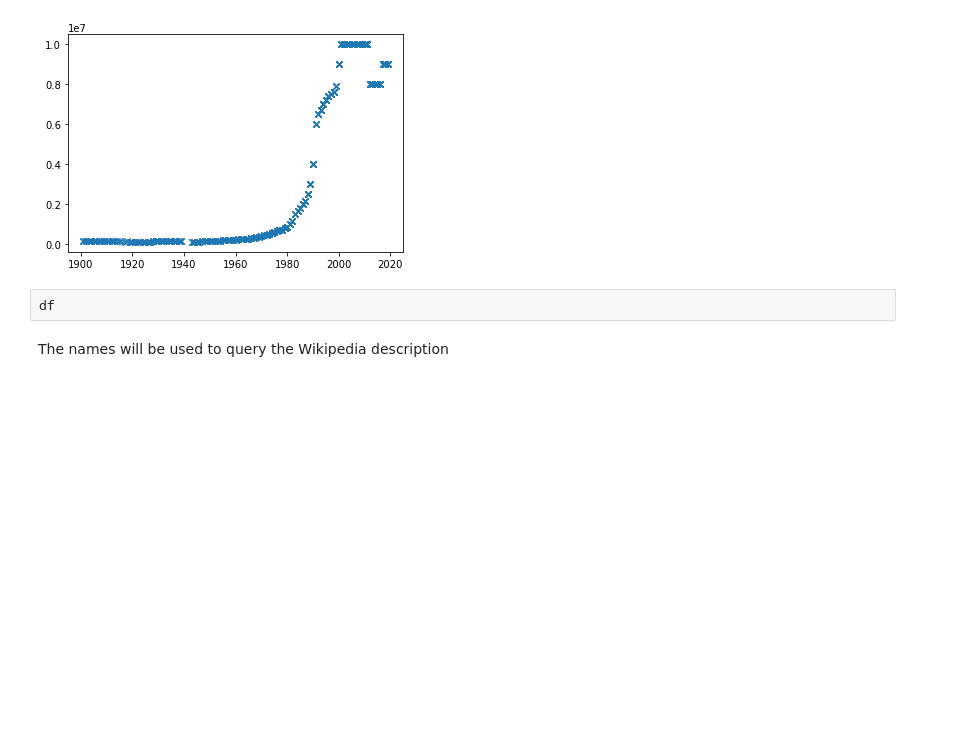
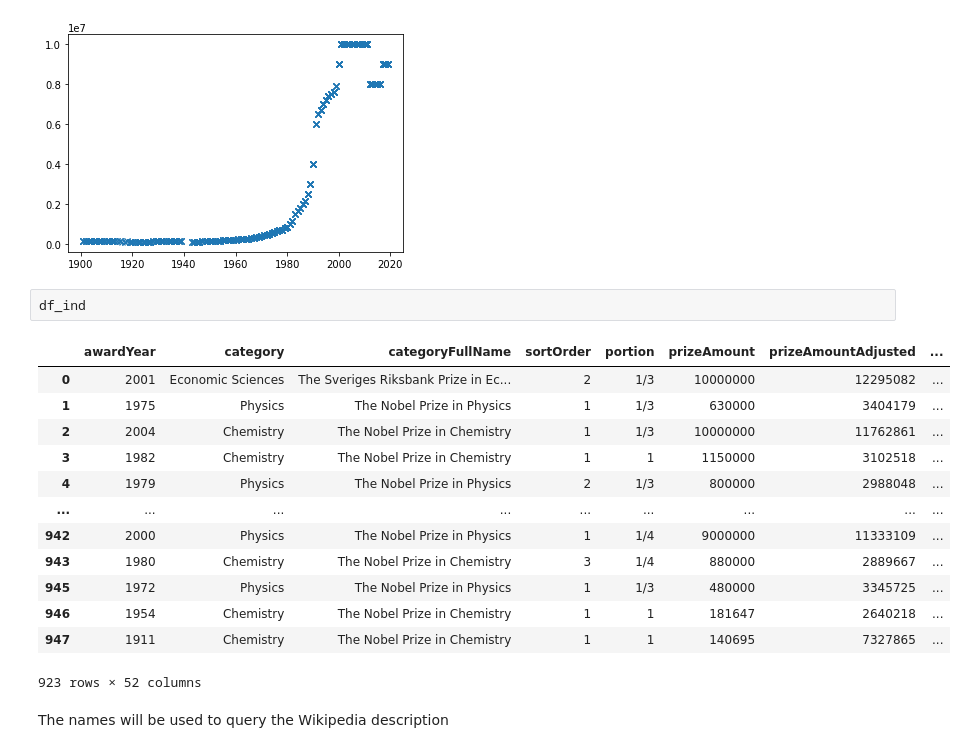
Before and after one commit to EstebanAguayo/02807-Computational-Tools, a Jupyter notebook: Project/test.ipynb, the cells around one changed output. Drawn from its saved outputs; the diff is of its cells as text; blank space fills up the shorter version.

```diff
--- a/Project/test.ipynb
+++ b/Project/test.ipynb
@@ -66,8 +66,22 @@ plt.plot(df_ind["awardYear"],df_ind["prizeAmount"],'x')
 # %% [output]
 [<matplotlib.lines.Line2D at 0x...>]
 [figure]
-# %%
-df
+# %%
+df_ind
+# %% [output]
+|  | awardYear | category | categoryFullName | sortOrder | portion | prizeAmount | prizeAmountAdjusted | ... |
+| 0 | 2001 | Economic Sciences | The Sveriges Riksbank Prize in Ec... | 2 | 1/3 | 10000000 | 12295082 | ... |
+| 1 | 1975 | Physics | The Nobel Prize in Physics | 1 | 1/3 | 630000 | 3404179 | ... |
+| 2 | 2004 | Chemistry | The Nobel Prize in Chemistry | 1 | 1/3 | 10000000 | 11762861 | ... |
+| 3 | 1982 | Chemistry | The Nobel Prize in Chemistry | 1 | 1 | 1150000 | 3102518 | ... |
+| 4 | 1979 | Physics | The Nobel Prize in Physics | 2 | 1/3 | 800000 | 2988048 | ... |
+| ... | ... | ... | ... | ... | ... | ... | ... | ... |
+| 942 | 2000 | Physics | The Nobel Prize in Physics | 1 | 1/4 | 9000000 | 11333109 | ... |
+| 943 | 1980 | Chemistry | The Nobel Prize in Chemistry | 3 | 1/4 | 880000 | 2889667 | ... |
+| 945 | 1972 | Physics | The Nobel Prize in Physics | 1 | 1/3 | 480000 | 3345725 | ... |
+| 946 | 1954 | Chemistry | The Nobel Prize in Chemistry | 1 | 1 | 181647 | 2640218 | ... |
+| 947 | 1911 | Chemistry | The Nobel Prize in Chemistry | 1 | 1 | 140695 | 7327865 | ... |
+923 rows × 52 columns
 # %% [markdown]
 The names will be used to query the Wikipedia description
 # %%
```
Also changed, not shown: parts of 4 cells of this notebook, 6 other files.
